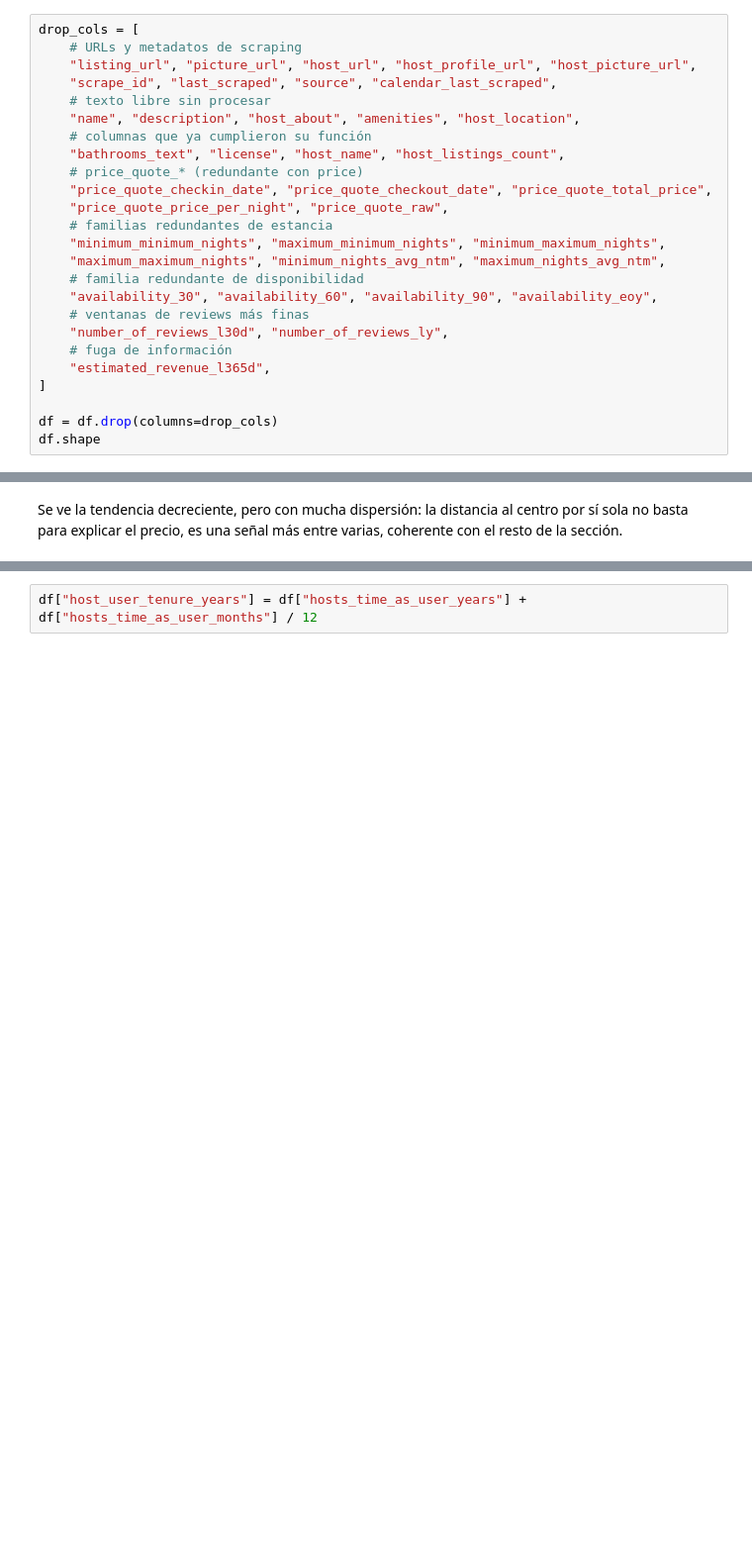
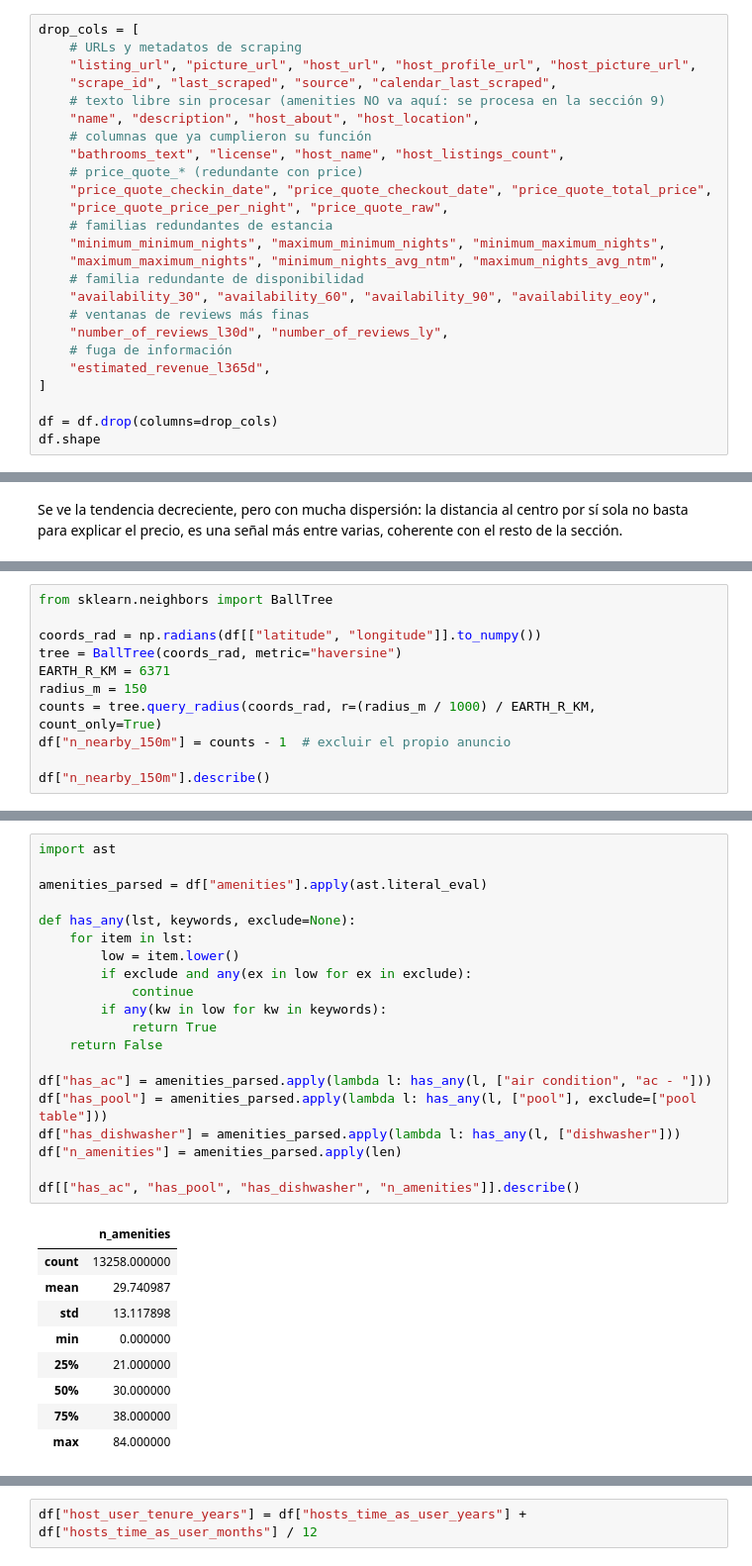
Before and after one commit to yagocoll/Airbnb, a Jupyter notebook: notebooks/fe/02D_fe_listings_full.ipynb, the cells around one changed output, grey strips where cells are left out. Shown at 99% size. Cells and saved outputs as stored; diff of their text form; blank space fills up the shorter version.

```diff
--- a/notebooks/fe/02D_fe_listings_full.ipynb
+++ b/notebooks/fe/02D_fe_listings_full.ipynb
@@ -54,8 +58,8 @@ drop_cols = [
     # URLs y metadatos de scraping
     "listing_url", "picture_url", "host_url", "host_profile_url", "host_picture_url",
     "scrape_id", "last_scraped", "source", "calendar_last_scraped",
-    # texto libre sin procesar
-    "name", "description", "host_about", "amenities", "host_location",
+    # texto libre sin procesar (amenities NO va aquí: se procesa en la sección 9)
+    "name", "description", "host_about", "host_location",
     # columnas que ya cumplieron su función
     "bathrooms_text", "license", "host_name", "host_listings_count",
     # price_quote_* (redundante con price)
@@ -405,0 +414,11 @@ Se ve la tendencia decreciente, pero con mucha dispersión: la distancia al cent
+# %%
+from sklearn.neighbors import BallTree
+
+coords_rad = np.radians(df[["latitude", "longitude"]].to_numpy())
+tree = BallTree(coords_rad, metric="haversine")
+EARTH_R_KM = 6371
+radius_m = 150
+counts = tree.query_radius(coords_rad, r=(radius_m / 1000) / EARTH_R_KM, count_only=True)
+df["n_nearby_150m"] = counts - 1  # excluir el propio anuncio
+
+df["n_nearby_150m"].describe()
@@ -405,0 +443,30 @@ Se ve la tendencia decreciente, pero con mucha dispersión: la distancia al cent
+# %%
+import ast
+
+amenities_parsed = df["amenities"].apply(ast.literal_eval)
+
+def has_any(lst, keywords, exclude=None):
+    for item in lst:
+        low = item.lower()
+        if exclude and any(ex in low for ex in exclude):
+            continue
+        if any(kw in low for kw in keywords):
+            return True
+    return False
+
+df["has_ac"] = amenities_parsed.apply(lambda l: has_any(l, ["air condition", "ac - "]))
+df["has_pool"] = amenities_parsed.apply(lambda l: has_any(l, ["pool"], exclude=["pool table"]))
+df["has_dishwasher"] = amenities_parsed.apply(lambda l: has_any(l, ["dishwasher"]))
+df["n_amenities"] = amenities_parsed.apply(len)
+
+df[["has_ac", "has_pool", "has_dishwasher", "n_amenities"]].describe()
+# %% [output]
+|  | n_amenities |
+| count | 13258.000000 |
+| mean | 29.740987 |
+| std | 13.117898 |
+| min | 0.000000 |
+| 25% | 21.000000 |
+| 50% | 30.000000 |
+| 75% | 38.000000 |
+| max | 84.000000 |
```
Also changed, not shown: parts of 23 cells of this notebook, 11 other files.
